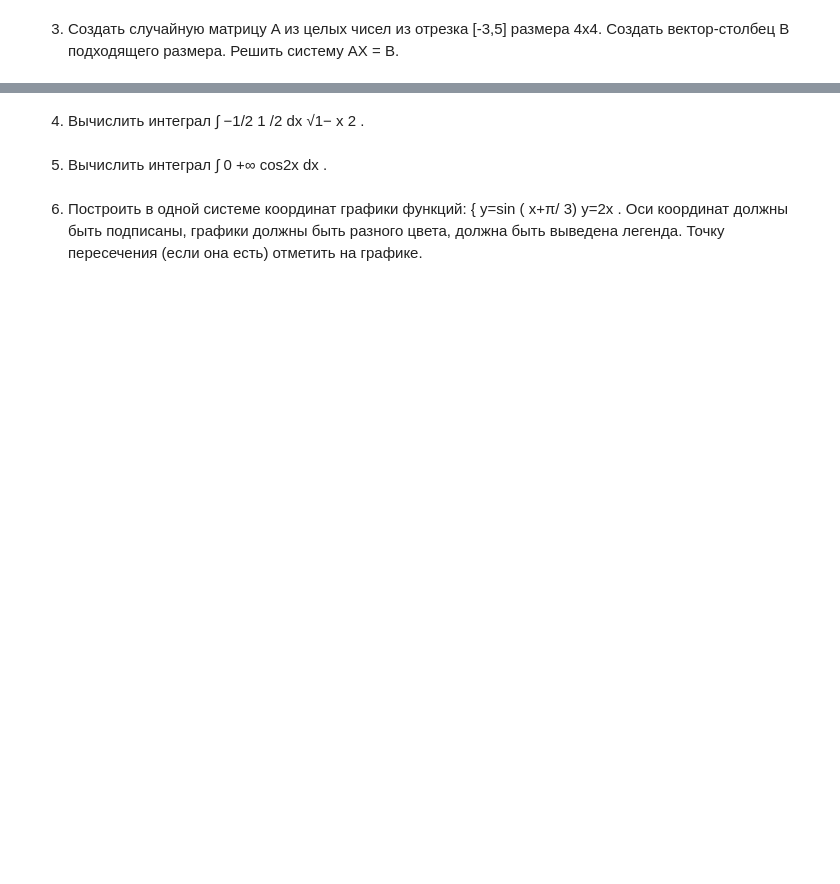
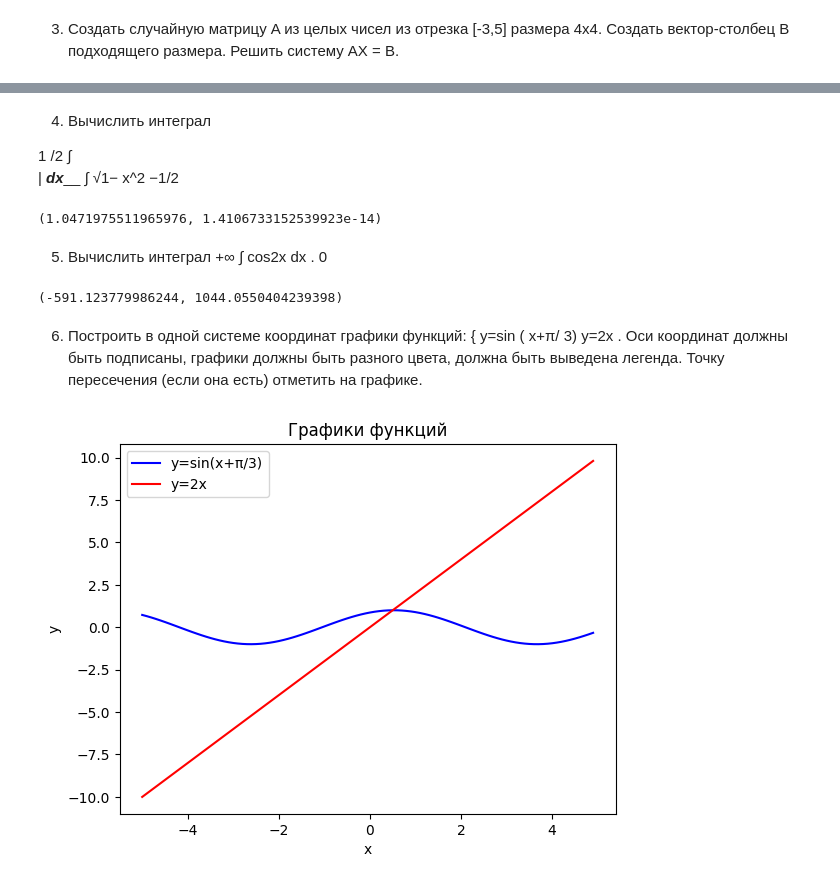
Before and after one commit to kingtuler1454/Computational-Mathematics-l1, a Jupyter notebook: main.ipynb, the cells around one changed output, grey strips where cells are left out. Drawn from its saved outputs; the diff is of its cells as text; code cells hidden in the pictures; blank space fills up the shorter version.

```diff
--- a/main.ipynb
+++ b/main.ipynb
@@ -62,16 +77,24 @@ print(matrix)
 # %% [markdown]
-4. Вычислить интеграл ∫
+4. Вычислить интеграл
+
+1 /2
+ ∫
+ |           ___dx_____
+ ∫           √1− x^2
 −1/2
-1 /2
-dx
-√1− x
-2
-.
+# %%
+integrate.quad(lambda x:   math.pow((1-math.pow(x, 2)), -0.5), -0.5, 0.5)
+# %% [output]
+(1.0471975511965976, 1.4106733152539923e-14)
 # %% [markdown]
-5. Вычислить интеграл ∫
+5. Вычислить интеграл
++∞
+∫ cos2x dx .
 0
-+∞
-cos2x dx .
+# %%
+integrate.quad(lambda x:  math.cos(2*x), 0,math.inf)
+# %% [output]
+(-591.123779986244, 1044.0550404239398)
 # %% [markdown]
 6. Построить в одной системе координат графики функций:
 {
@@ -80,3 +103,29 @@ y=2x
 . Оси координат должны быть подписаны,
 графики должны быть разного цвета, должна быть выведена
 легенда. Точку пересечения (если она есть) отметить на графике.
+# %%
+# создаем массив значений x от -5 до 5 с шагом 0.1
+x = np.arange(-5, 5, 0.1)
+
+# вычисляем значения функций y1 и y2
+y1 = np.sin(x + np.pi/3)
+y2 = 2*x
+
+# строим графики функций
+plt.plot(x, y1, label='y=sin(x+π/3)', color='blue')
+plt.plot(x, y2, label='y=2x', color='red')
+
+# добавляем подписи осей координат и заголовок
+plt.xlabel('x')
+plt.ylabel('y')
+plt.title('Графики функций')
+
+# добавляем легенду и точку пересечения
+plt.legend()
+intersection = np.argwhere(np.diff(np.sign(y1 - y2))).flatten()
+if intersection.size > 0:
+    plt.plot(x[intersection], y1[intersection], 'ro')
+
+plt.show()
+# %% [output]
+[figure, added]
```
Also changed, not shown: parts of 6 cells of this notebook.
